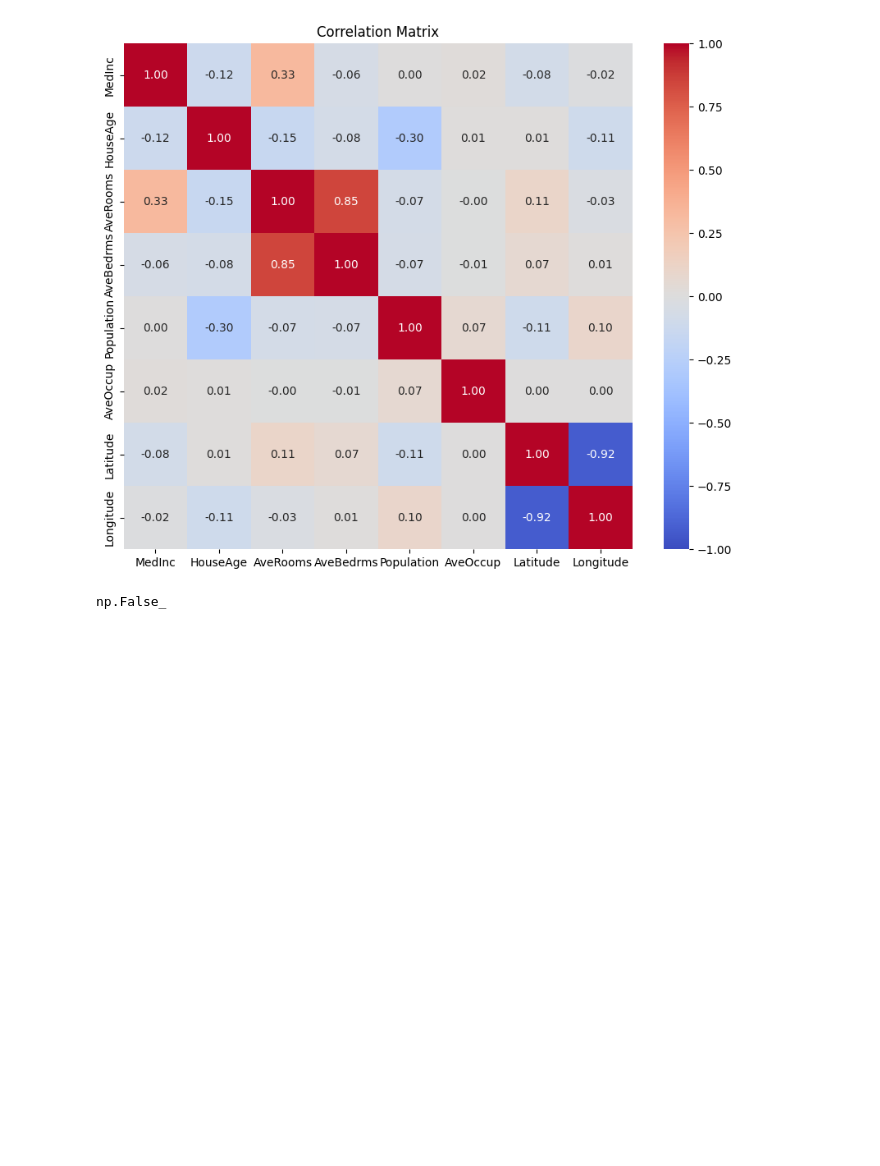
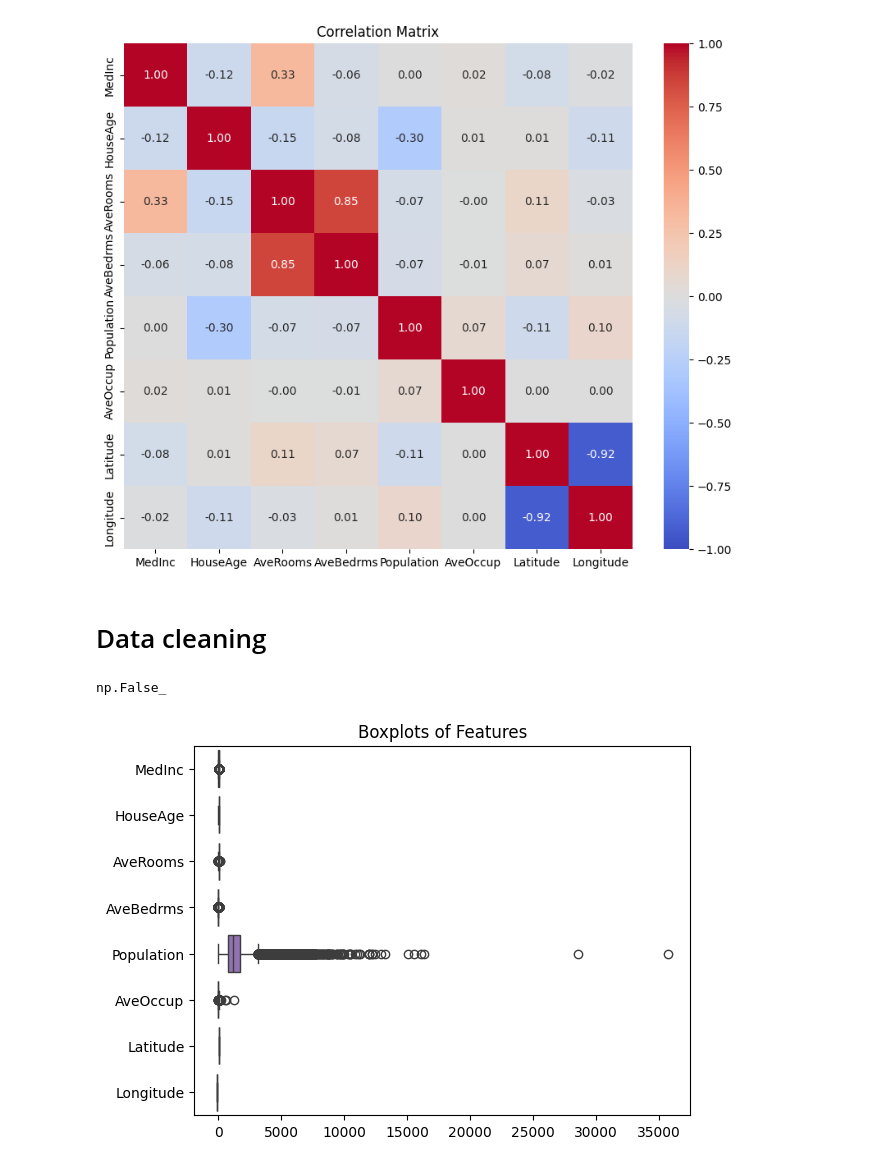
Before and after one commit to maxim-mat/DS-training, a Jupyter notebook: פרק 2 - מודל ראשון/first_model.ipynb, the cells around one changed output. Saved outputs shown, nothing was run; the diff lists cells and outputs as text; code cells hidden in the pictures; blank space fills up the shorter version.

Commit message:
data cleaning and model train

```diff
--- a/פרק 2 - מודל ראשון/first_model.ipynb
+++ b/פרק 2 - מודל ראשון/first_model.ipynb
@@ -114,8 +114,16 @@ plt.title("Correlation Matrix")
 plt.show()
 # %% [output]
 [figure]
+# %% [markdown]
+# Data cleaning
 # %%
 #check for missing values
 california_data.data.isnull().values.any()
 # %% [output]
 np.False_
+# %%
+sns.boxplot(data=data, orient="h")
+plt.title("Boxplots of Features")
+plt.show()
+# %% [output]
+[figure, added]
```
Also changed, not shown: parts of 3 cells of this notebook.
